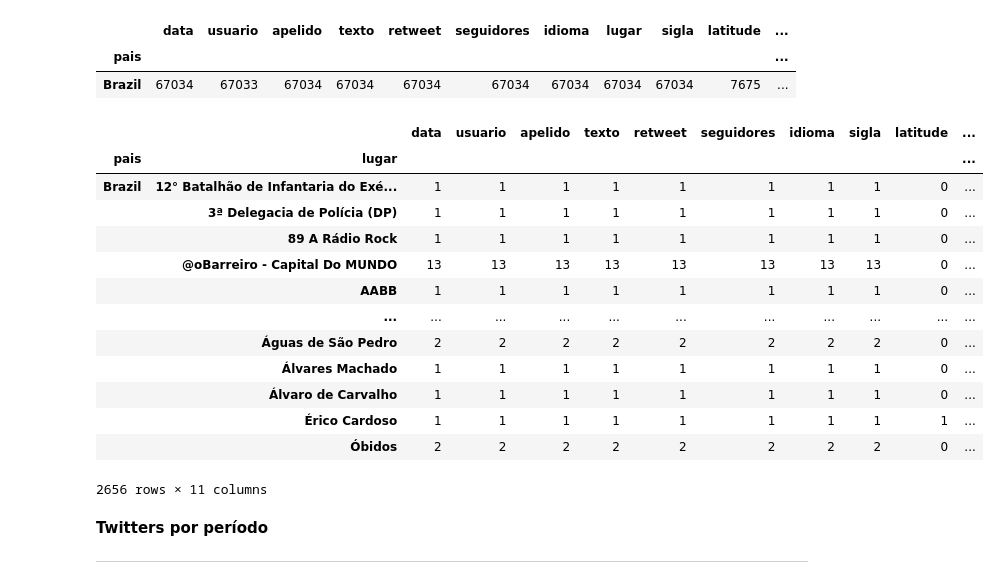
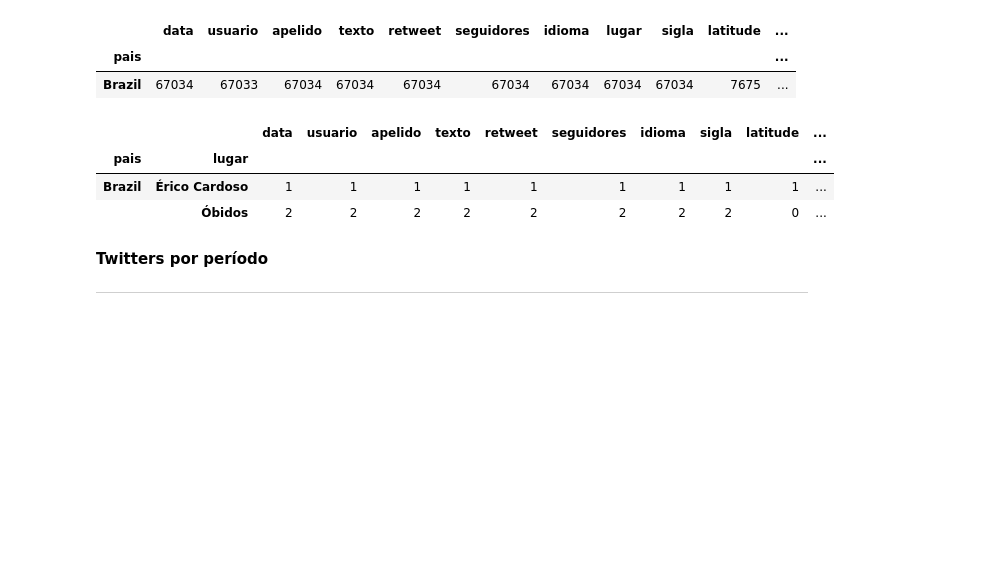
Before and after one commit to pauloigorms/covid-twitter-pecd, a Jupyter notebook: Programacao_Ciencia_Dados.ipynb, the cells around one changed output. Cells and saved outputs as stored; diff of their text form; code cells hidden in the pictures; blank space fills up the shorter version.

```diff
--- a/Programacao_Ciencia_Dados.ipynb
+++ b/Programacao_Ciencia_Dados.ipynb
@@ -153,22 +151,12 @@ raw_data[raw_data.pais == 'Brazil'].groupby('pais').count()
 | Brazil | 67034 | 67033 | 67034 | 67034 | 67034 | 67034 | 67034 | 67034 | 67034 | 7675 | ... |
 # %%
 # Total por localização
-raw_data[raw_data.pais == 'Brazil'].groupby(['pais', 'lugar']).count()
+raw_data[raw_data.pais == 'Brazil'].groupby(['pais', 'lugar']).count().tail(2)
 # %% [output]
 |  |  | data | usuario | apelido | texto | retweet | seguidores | idioma | sigla | latitude | ... |
 | pais | lugar |  |  |  |  |  |  |  |  |  | ... |
-| Brazil | 12° Batalhão de Infantaria do Exé... | 1 | 1 | 1 | 1 | 1 | 1 | 1 | 1 | 0 | ... |
-|  | 3ª Delegacia de Polícia (DP) | 1 | 1 | 1 | 1 | 1 | 1 | 1 | 1 | 0 | ... |
-|  | 89 A Rádio Rock | 1 | 1 | 1 | 1 | 1 | 1 | 1 | 1 | 0 | ... |
-|  | @oBarreiro - Capital Do MUNDO | 13 | 13 | 13 | 13 | 13 | 13 | 13 | 13 | 0 | ... |
-|  | AABB | 1 | 1 | 1 | 1 | 1 | 1 | 1 | 1 | 0 | ... |
-|  | ... | ... | ... | ... | ... | ... | ... | ... | ... | ... | ... |
-|  | Águas de São Pedro | 2 | 2 | 2 | 2 | 2 | 2 | 2 | 2 | 0 | ... |
-|  | Álvares Machado | 1 | 1 | 1 | 1 | 1 | 1 | 1 | 1 | 0 | ... |
-|  | Álvaro de Carvalho | 1 | 1 | 1 | 1 | 1 | 1 | 1 | 1 | 0 | ... |
-|  | Érico Cardoso | 1 | 1 | 1 | 1 | 1 | 1 | 1 | 1 | 1 | ... |
+| Brazil | Érico Cardoso | 1 | 1 | 1 | 1 | 1 | 1 | 1 | 1 | 1 | ... |
 |  | Óbidos | 2 | 2 | 2 | 2 | 2 | 2 | 2 | 2 | 0 | ... |
-2656 rows × 11 columns
 # %% [markdown]
 **Twitters por período**
 
```
Also changed, not shown: parts of 11 cells of this notebook.
